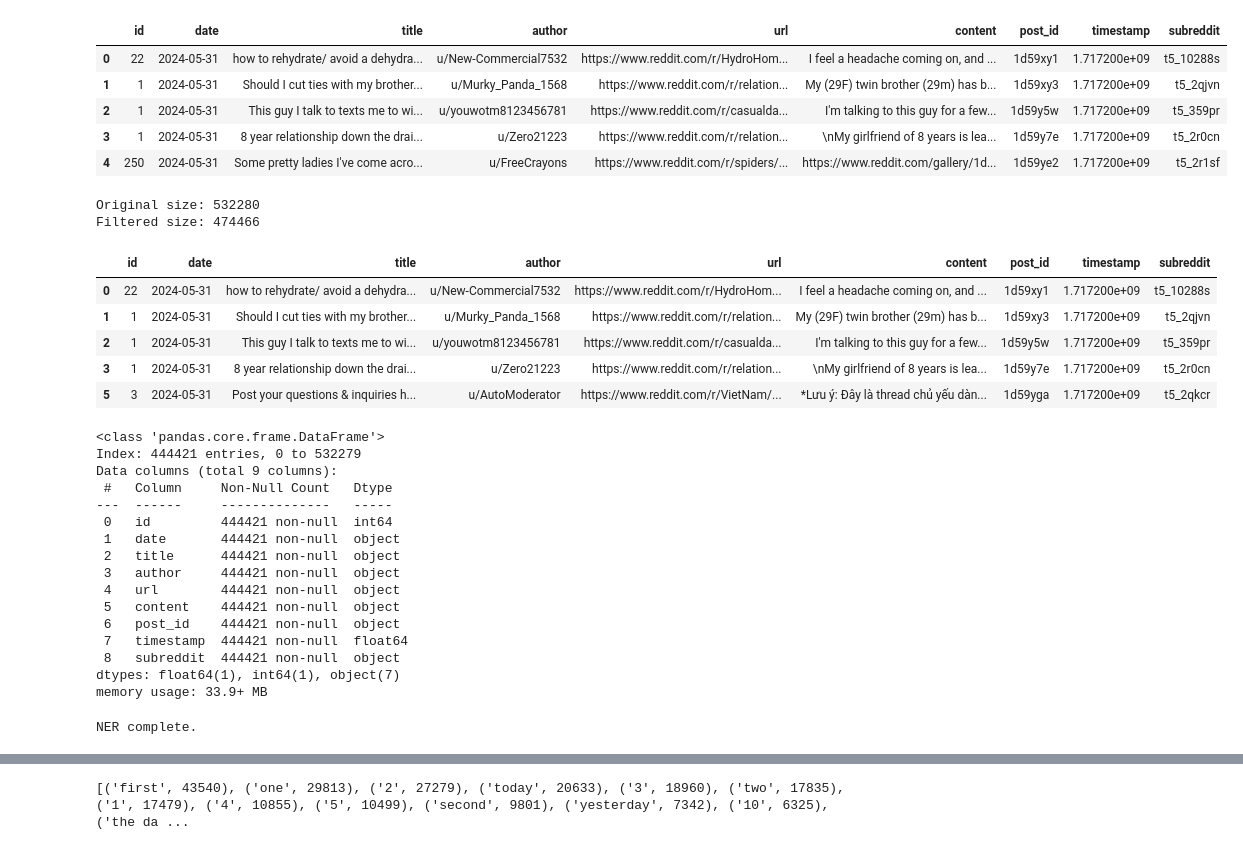
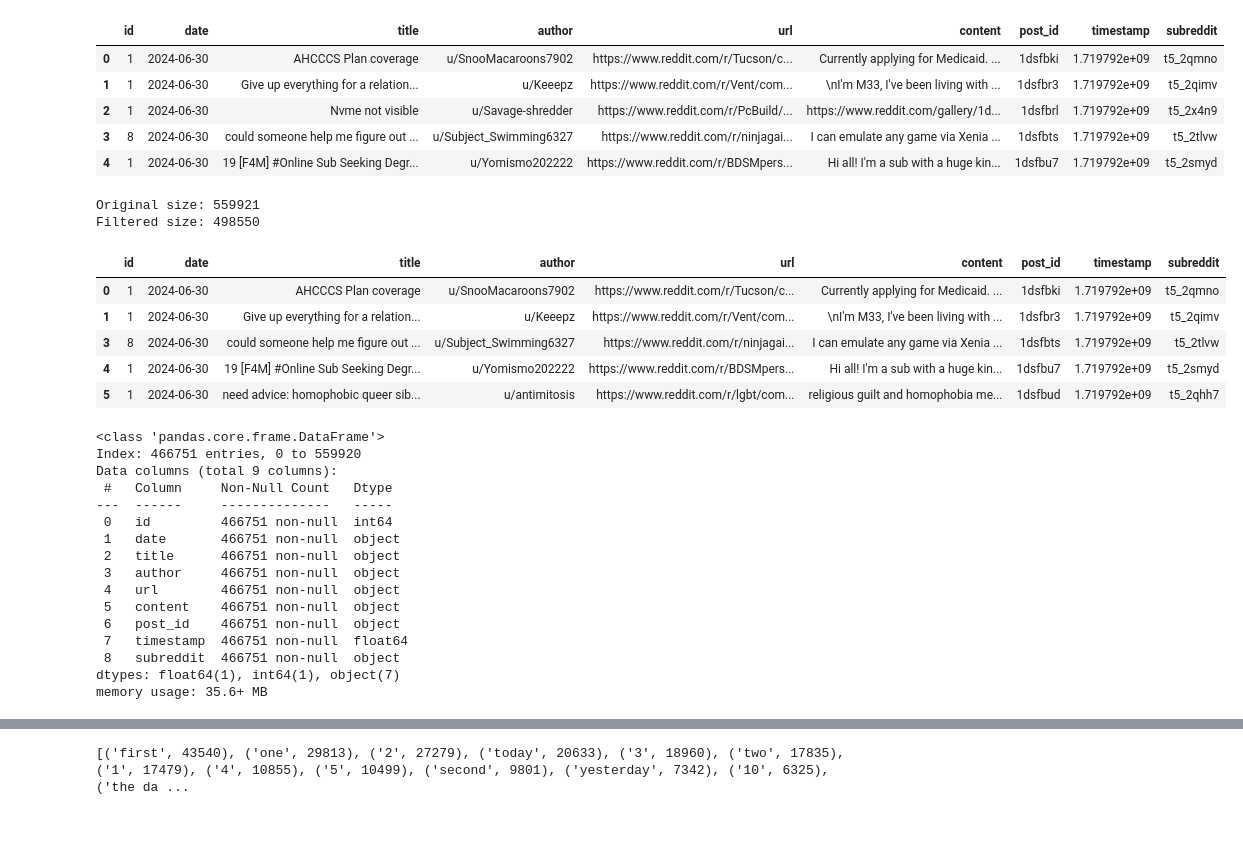
Before and after one commit to gabbyrell7/reddit_capstone, a Jupyter notebook: complaint_reddit_2.ipynb, the cells around one changed output, grey strips where cells are left out. Drawn from its saved outputs; the diff is of its cells as text; code cells hidden in the pictures.

```diff
--- a/complaint_reddit_2.ipynb
+++ b/complaint_reddit_2.ipynb
@@ -7,39 +7,39 @@ import glob
 
 # Load spaCy model
 nlp = spacy.load("en_core_web_sm")
 
 # Add your custom EntityRuler
 ruler = nlp.add_pipe("entity_ruler", before="ner")
 
 # Your patterns
 complaint_patterns = [
     {"label": "SERVICE", "pattern": "Comcast"},
     {"label": "SERVICE", "pattern": "Airline"},
     {"label": "SERVICE", "pattern": "Healthcare"},
     {"label": "SERVICE", "pattern": "Trains"},
     {"label": "SERVICE", "pattern": "Banks"},
     {"label": "SERVICE", "pattern": "United States"},
     {"label": "SERVICE", "pattern": "ER"},
     {"label": "SERVICE", "pattern": "Youtube"},
     {"label": "SERVICE", "pattern": "Reddit"},
     {"label": "SERVICE", "pattern": "Lunar Coin"}
 ]
 
 ruler.add_patterns(complaint_patterns)
 
 # Load data
-df = pd.read_csv("RS_2024-06.csv", names=["id", "date", "title", "author", "url", "content", "post_id", "timestamp", "subreddit"])
+df = pd.read_csv("RS_2024-07.csv", names=["id", "date", "title", "author", "url", "content", "post_id", "timestamp", "subreddit"])
 
 
 
 df.head()
 # %% [output]
 |  | id | date | title | author | url | content | post_id | timestamp | subreddit |
-| 0 | 22 | 2024-05-31 | how to rehydrate/ avoid a dehydra... | u/New-Commercial7532 | https://www.reddit.com/r/HydroHom... | I feel a headache coming on, and ... | 1d59xy1 | 1.717200e+09 | t5_10288s |
-| 1 | 1 | 2024-05-31 | Should I cut ties with my brother... | u/Murky_Panda_1568 | https://www.reddit.com/r/relation... | My (29F) twin brother (29m) has b... | 1d59xy3 | 1.717200e+09 | t5_2qjvn |
-| 2 | 1 | 2024-05-31 | This guy I talk to texts me to wi... | u/youwotm8123456781 | https://www.reddit.com/r/casualda... | I'm talking to this guy for a few... | 1d59y5w | 1.717200e+09 | t5_359pr |
-| 3 | 1 | 2024-05-31 | 8 year relationship down the drai... | u/Zero21223 | https://www.reddit.com/r/relation... | \nMy girlfriend of 8 years is lea... | 1d59y7e | 1.717200e+09 | t5_2r0cn |
-| 4 | 250 | 2024-05-31 | Some pretty ladies I've come acro... | u/FreeCrayons | https://www.reddit.com/r/spiders/... | https://www.reddit.com/gallery/1d... | 1d59ye2 | 1.717200e+09 | t5_2r1sf |
+| 0 | 1 | 2024-06-30 | AHCCCS Plan coverage | u/SnooMacaroons7902 | https://www.reddit.com/r/Tucson/c... | Currently applying for Medicaid. ... | 1dsfbki | 1.719792e+09 | t5_2qmno |
+| 1 | 1 | 2024-06-30 | Give up everything for a relation... | u/Keeepz | https://www.reddit.com/r/Vent/com... | \nI'm M33, I've been living with ... | 1dsfbr3 | 1.719792e+09 | t5_2qimv |
+| 2 | 1 | 2024-06-30 | Nvme not visible | u/Savage-shredder | https://www.reddit.com/r/PcBuild/... | https://www.reddit.com/gallery/1d... | 1dsfbrl | 1.719792e+09 | t5_2x4n9 |
+| 3 | 8 | 2024-06-30 | could someone help me figure out ... | u/Subject_Swimming6327 | https://www.reddit.com/r/ninjagai... | I can emulate any game via Xenia ... | 1dsfbts | 1.719792e+09 | t5_2tlvw |
+| 4 | 1 | 2024-06-30 | 19 [F4M] #Online Sub Seeking Degr... | u/Yomismo202222 | https://www.reddit.com/r/BDSMpers... | Hi all! I'm a sub with a huge kin... | 1dsfbu7 | 1.719792e+09 | t5_2smyd |
 # %%
 services = [
     "Comcast", "Airline", "Healthcare", "Trains", "Banks", "United States",
@@ -56,8 +56,8 @@ filtered_df = df[df['content' ].str.contains(pattern, case=False, na=False) |
 print(f"Original size: {len(df)}")
 print(f"Filtered size: {len(filtered_df)}")
 # %% [output]
-Original size: 532280
-Filtered size: 474466
+Original size: 559921
+Filtered size: 498550
 # %%
 neg_words = ["bad", "terrible", "lazy", "worst", "awful", "scam", "horrible", "broken", "slow"]
 
@@ -70,30 +70,30 @@ complaint_df = filtered_df[
 complaint_df.head()
 # %% [output]
 |  | id | date | title | author | url | content | post_id | timestamp | subreddit |
-| 0 | 22 | 2024-05-31 | how to rehydrate/ avoid a dehydra... | u/New-Commercial7532 | https://www.reddit.com/r/HydroHom... | I feel a headache coming on, and ... | 1d59xy1 | 1.717200e+09 | t5_10288s |
-| 1 | 1 | 2024-05-31 | Should I cut ties with my brother... | u/Murky_Panda_1568 | https://www.reddit.com/r/relation... | My (29F) twin brother (29m) has b... | 1d59xy3 | 1.717200e+09 | t5_2qjvn |
-| 2 | 1 | 2024-05-31 | This guy I talk to texts me to wi... | u/youwotm8123456781 | https://www.reddit.com/r/casualda... | I'm talking to this guy for a few... | 1d59y5w | 1.717200e+09 | t5_359pr |
-| 3 | 1 | 2024-05-31 | 8 year relationship down the drai... | u/Zero21223 | https://www.reddit.com/r/relation... | \nMy girlfriend of 8 years is lea... | 1d59y7e | 1.717200e+09 | t5_2r0cn |
-| 5 | 3 | 2024-05-31 | Post your questions & inquiries h... | u/AutoModerator | https://www.reddit.com/r/VietNam/... | *Lưu ý: Đây là thread chủ yếu dàn... | 1d59yga | 1.717200e+09 | t5_2qkcr |
+| 0 | 1 | 2024-06-30 | AHCCCS Plan coverage | u/SnooMacaroons7902 | https://www.reddit.com/r/Tucson/c... | Currently applying for Medicaid. ... | 1dsfbki | 1.719792e+09 | t5_2qmno |
+| 1 | 1 | 2024-06-30 | Give up everything for a relation... | u/Keeepz | https://www.reddit.com/r/Vent/com... | \nI'm M33, I've been living with ... | 1dsfbr3 | 1.719792e+09 | t5_2qimv |
+| 3 | 8 | 2024-06-30 | could someone help me figure out ... | u/Subject_Swimming6327 | https://www.reddit.com/r/ninjagai... | I can emulate any game via Xenia ... | 1dsfbts | 1.719792e+09 | t5_2tlvw |
+| 4 | 1 | 2024-06-30 | 19 [F4M] #Online Sub Seeking Degr... | u/Yomismo202222 | https://www.reddit.com/r/BDSMpers... | Hi all! I'm a sub with a huge kin... | 1dsfbu7 | 1.719792e+09 | t5_2smyd |
+| 5 | 1 | 2024-06-30 | need advice: homophobic queer sib... | u/antimitosis | https://www.reddit.com/r/lgbt/com... | religious guilt and homophobia me... | 1dsfbud | 1.719792e+09 | t5_2qhh7 |
 # %%
 complaint_df.info()
 # %% [output]
 <class 'pandas.core.frame.DataFrame'>
-Index: 444421 entries, 0 to 532279
+Index: 466751 entries, 0 to 559920
 Data columns (total 9 columns):
  #   Column     Non-Null Count   Dtype
 ---  ------     --------------   -----
- 0   id         444421 non-null  int64
- 1   date       444421 non-null  object
- 2   title      444421 non-null  object
- 3   author     444421 non-null  object
- 4   url        444421 non-null  object
- 5   content    444421 non-null  object
- 6   post_id    444421 non-null  object
- 7   timestamp  444421 non-null  float64
- 8   subreddit  444421 non-null  object
+ 0   id         466751 non-null  int64
+ 1   date       466751 non-null  object
+ 2   title      466751 non-null  object
+ 3   author     466751 non-null  object
+ 4   url        466751 non-null  object
+ 5   content    466751 non-null  object
+ 6   post_id    466751 non-null  object
+ 7   timestamp  466751 non-null  float64
+ 8   subreddit  466751 non-null  object
 dtypes: float64(1), int64(1), object(7)
-memory usage: 33.9+ MB
+memory usage: 35.6+ MB
 # %%
 from tqdm.notebook import tqdm
 # %%
@@ -123,14 +123,12 @@ for start in tqdm(range(0, len(df), batch_size)):
 
     batch['entities'] = ner_results
 
-    batch.to_csv(f'ner_results_batch_June_{start}.csv', index=False)
+    batch.to_csv(f'ner_results_batch_July_{start}.csv', index=False)
 
 # Save skipped post IDs
 pd.Series(skipped_posts).to_csv('skipped_posts.csv', index=False)
 
 print("NER complete.")
-# %% [output]
-NER complete.
 # %%
 import glob
 
```
